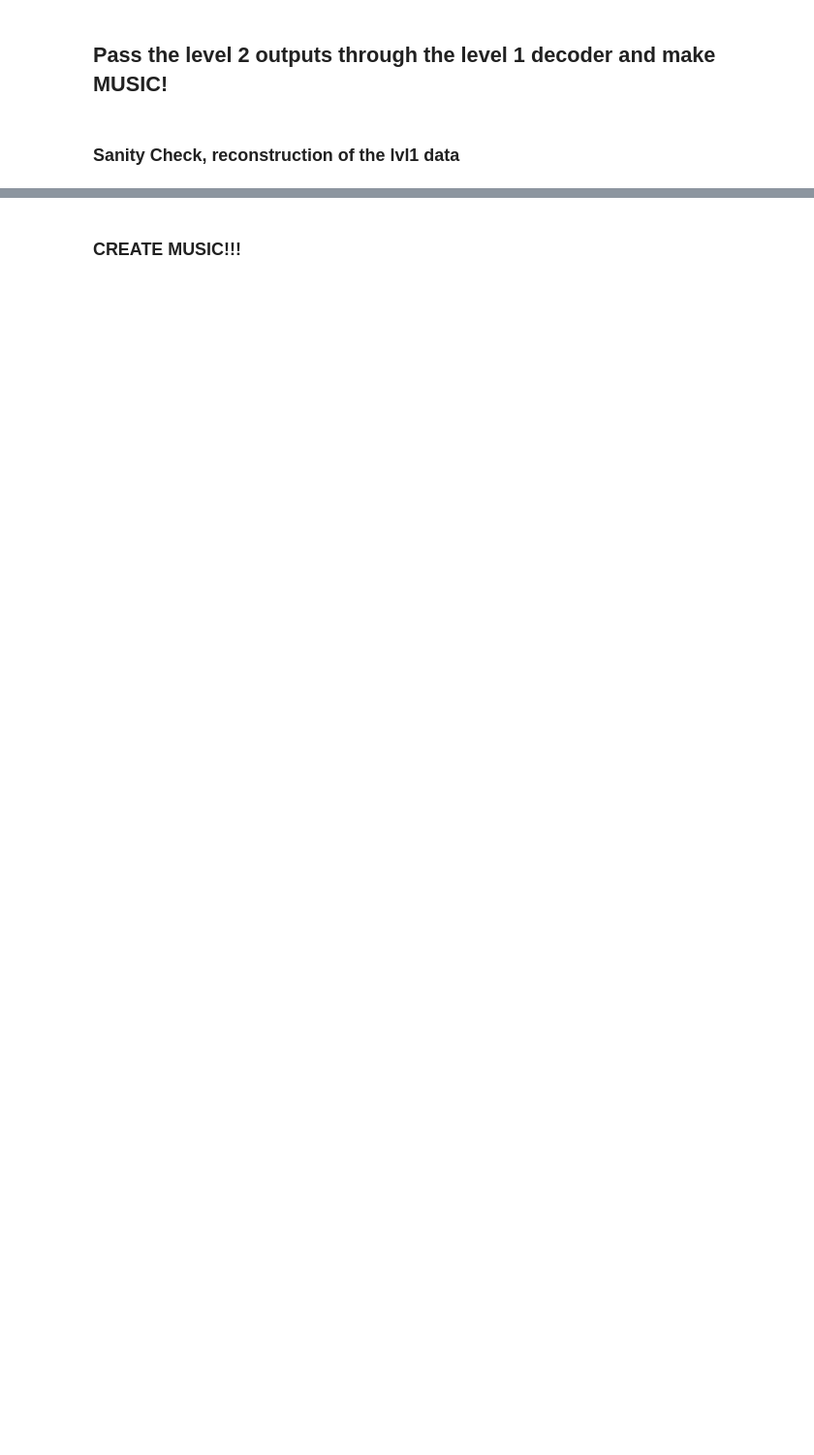
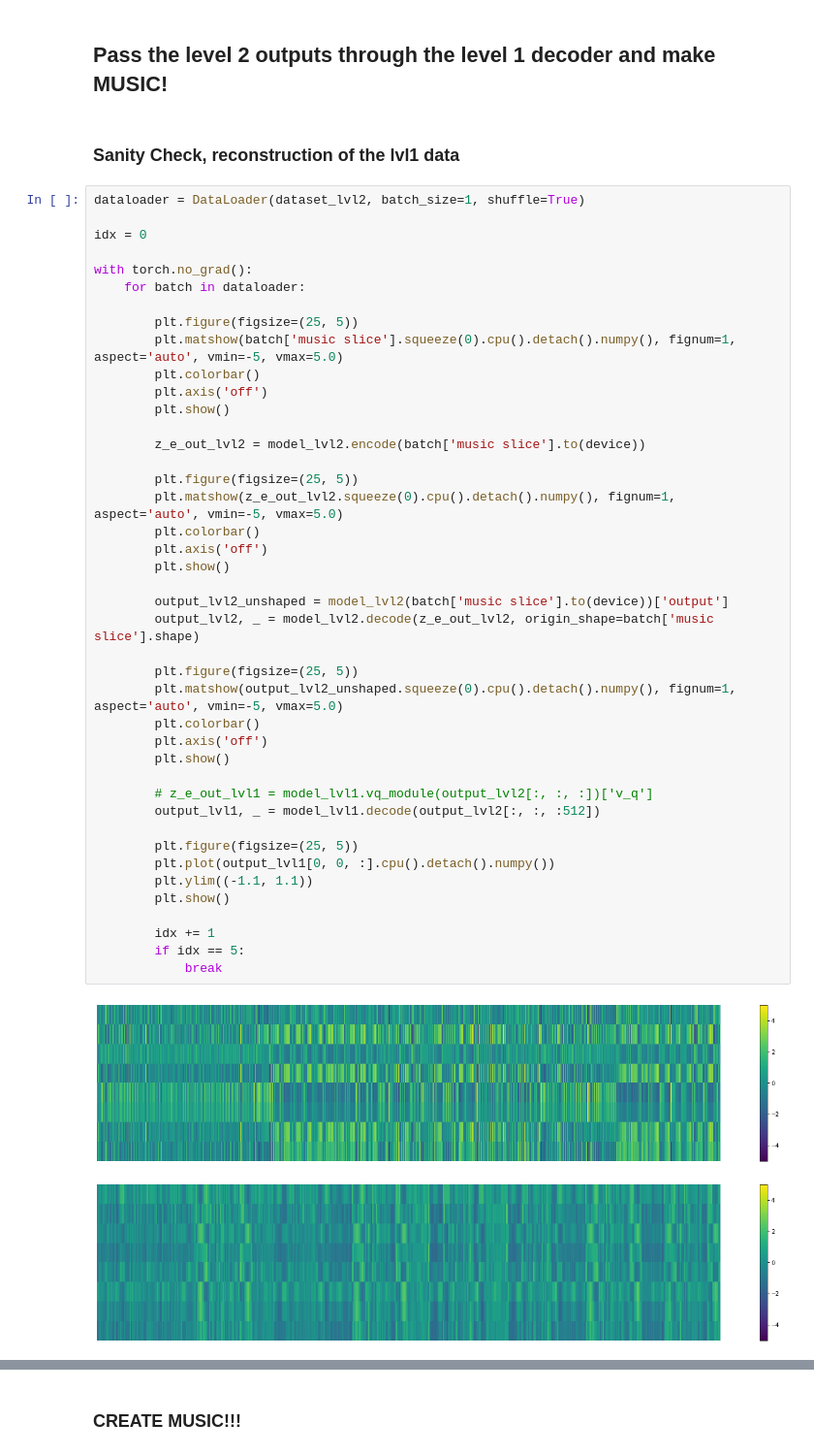
Before and after one commit to VovaTch/Infected_hdiff, a Jupyter notebook: test_lvl3_vqvae.ipynb, the cells around one changed output, grey strips where cells are left out. Shown at 97% size. Saved outputs shown, nothing was run; the diff lists cells and outputs as text; blank space fills up the shorter version.

```diff
--- a/test_lvl3_vqvae.ipynb
+++ b/test_lvl3_vqvae.ipynb
@@ -150,3 +168,48 @@ plt.show()
 ## Pass the level 2 outputs through the level 1 decoder and make MUSIC!
 # %% [markdown]
 ### Sanity Check, reconstruction of the lvl1 data
+# %%
+dataloader = DataLoader(dataset_lvl2, batch_size=1, shuffle=True)
+
+idx = 0
+
+with torch.no_grad():
+    for batch in dataloader:
+
+        plt.figure(figsize=(25, 5))
+        plt.matshow(batch['music slice'].squeeze(0).cpu().detach().numpy(), fignum=1, aspect='auto', vmin=-5, vmax=5.0)
+        plt.colorbar()
+        plt.axis('off')
+        plt.show()
+
+        z_e_out_lvl2 = model_lvl2.encode(batch['music slice'].to(device))
+
+        plt.figure(figsize=(25, 5))
+        plt.matshow(z_e_out_lvl2.squeeze(0).cpu().detach().numpy(), fignum=1, aspect='auto', vmin=-5, vmax=5.0)
+        plt.colorbar()
+        plt.axis('off')
+        plt.show()
+
+        output_lvl2_unshaped = model_lvl2(batch['music slice'].to(device))['output']
+        output_lvl2, _ = model_lvl2.decode(z_e_out_lvl2, origin_shape=batch['music slice'].shape)
+
+        plt.figure(figsize=(25, 5))
+        plt.matshow(output_lvl2_unshaped.squeeze(0).cpu().detach().numpy(), fignum=1, aspect='auto', vmin=-5, vmax=5.0)
+        plt.colorbar()
+        plt.axis('off')
+        plt.show()
+
+        # z_e_out_lvl1 = model_lvl1.vq_module(output_lvl2[:, :, :])['v_q']
+        output_lvl1, _ = model_lvl1.decode(output_lvl2[:, :, :512])
+
+        plt.figure(figsize=(25, 5))
+        plt.plot(output_lvl1[0, 0, :].cpu().detach().numpy())
+        plt.ylim((-1.1, 1.1))
+        plt.show()
+
+        idx += 1
+        if idx == 5:
+            break
+# %% [output]
+[figure, added]
+[figure, added]
```
Also changed, not shown: parts of 9 cells of this notebook, 3 other files.
